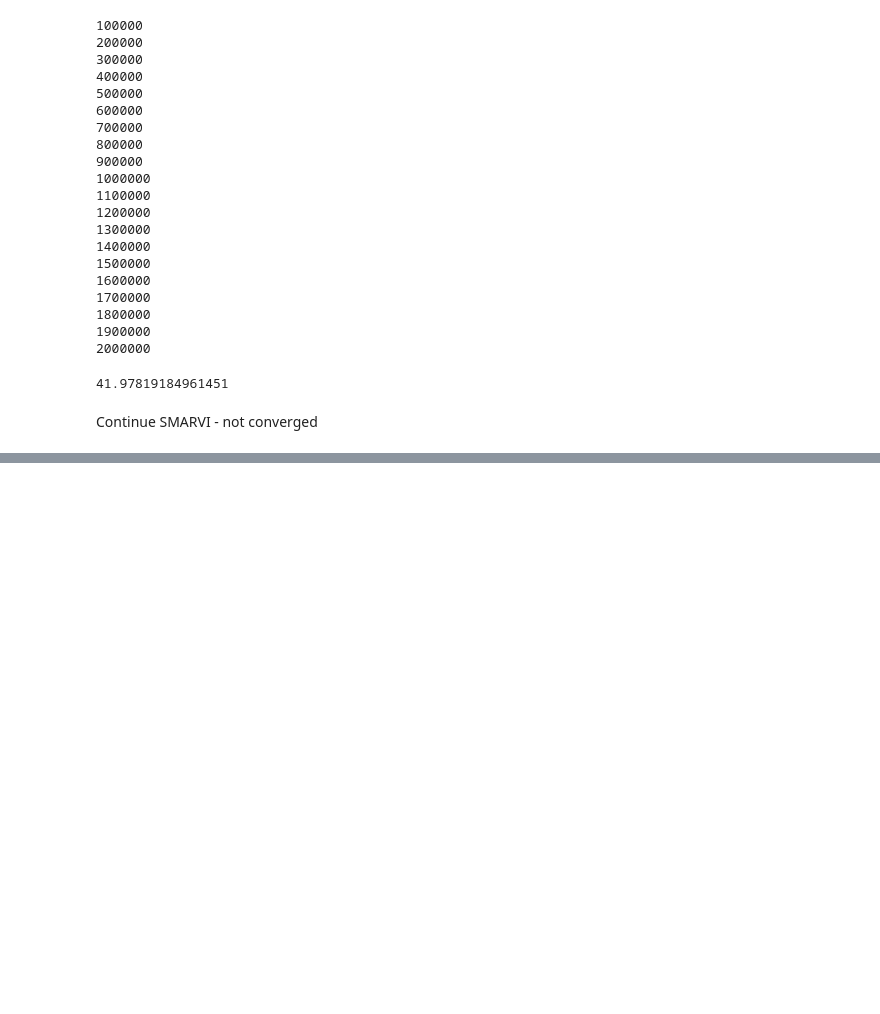
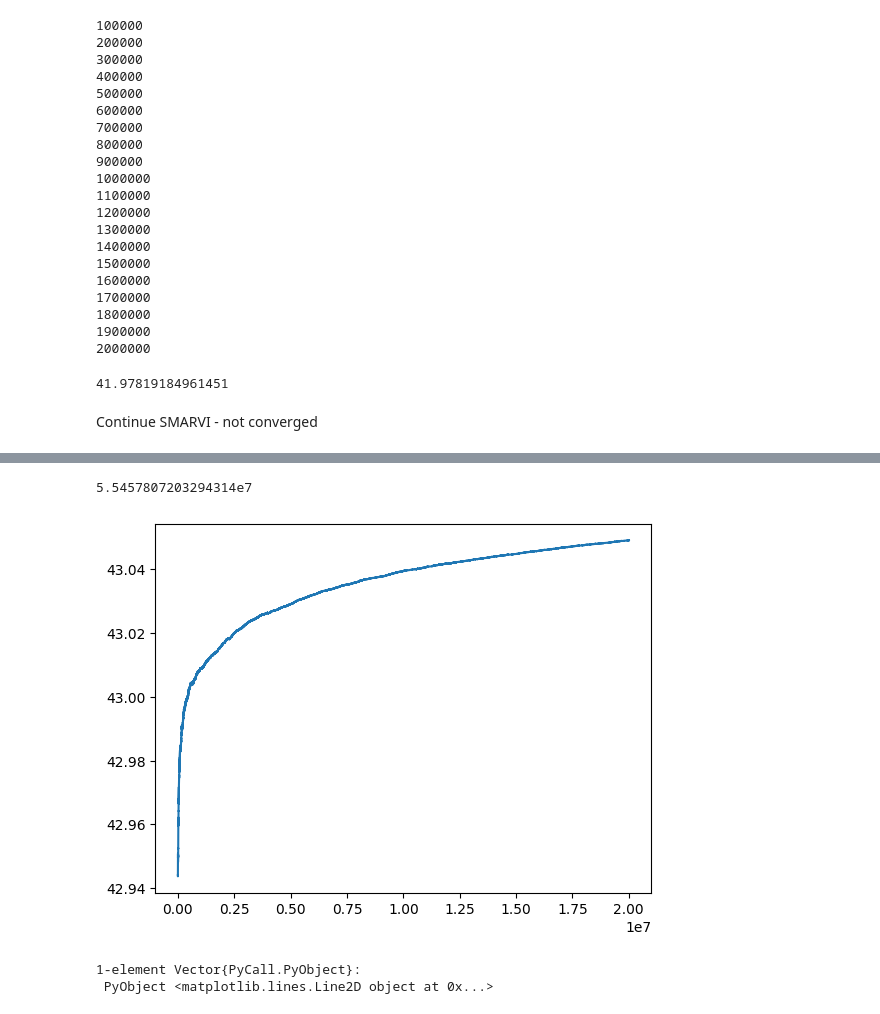
Before and after one commit to fairleyl/PhD-Code, a Jupyter notebook: Problem-Suite-Experiments.ipynb, the cells around one changed output, grey strips where cells are left out. Saved outputs shown, nothing was run; the diff lists cells and outputs as text; code cells hidden in the pictures; blank space fills up the shorter version.

```diff
--- a/Problem-Suite-Experiments.ipynb
+++ b/Problem-Suite-Experiments.ipynb
@@ -5272,7 +5274,7 @@ function smarviNewVFA_ST(N,alpha_d, alpha_r, beta, tau, c0, c1, r, nMax, b, c, d
         end
     end
 
-    return ve, vn, g, gs, vs0Hist, vs3Hist
+    return ve, vn, g, gs, vs0Hist, vs3Hist, timePassed
 end
 # %% [output]
 smarviNewVFA_ST (generic function with 1 method)
@@ -5954,3 +5956,5 @@ gsVI[1]
 f3 = serialize("resultVI.dat", resultVI)
 # %% [markdown]
 Continue SMARVI - not converged
+# %%
+resultVI = deserialize("resultVI.dat")
@@ -5956,0 +5963,7 @@ Continue SMARVI - not converged
+# %%
+nMax = 20000000
+veVI = resultVI[1]
+vnVI = resultVI[2]
+gVI = resultVI[3]
+resultVI2 = smarviNewVFA_ST(N,alpha_d, alpha_r, beta, tau, c0, c1, r, nMax, 0.00001, 0.0, 0.01; g = gVI, timePassed = 100000, startingVFAGiven = true, ve = veVI, vn = vnVI, stepsizeType = "constant", printProgress = true, modCounter = 1000000)
+resultVI2[3]
@@ -5956,0 +5992,13 @@ Continue SMARVI - not converged
+# %%
+resultVI2[7]
+# %% [output]
+5.5457807203294314e7
+# %%
+start = floor(Int64, nMax/10)
+start = 1
+finish = nMax
+PyPlot.plot(start:finish,resultVI2[4][start:finish])
+# %% [output]
+[figure, added]
+1-element Vector{PyCall.PyObject}:
+ PyObject <matplotlib.lines.Line2D object at 0x...>
```
Also changed, not shown: parts of 8 cells of this notebook.
